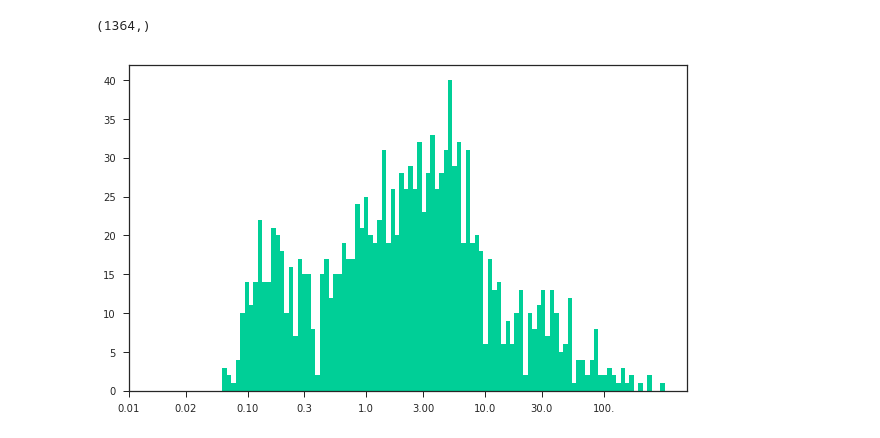
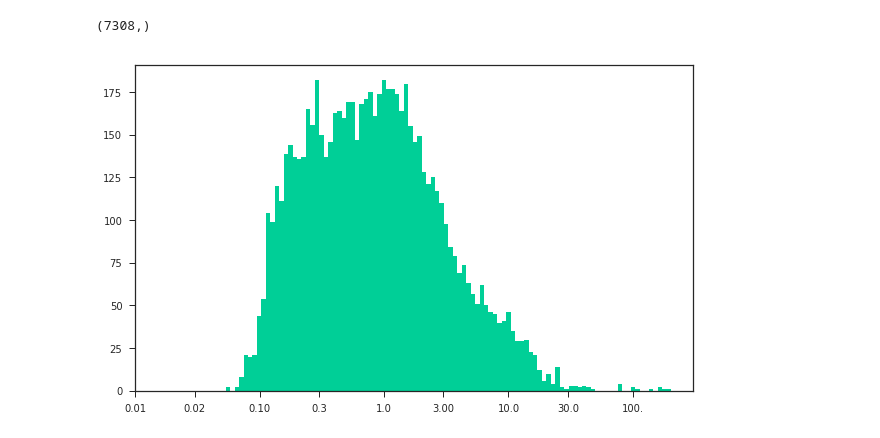
Before and after one commit to ckemere/RippleStickiness, a Jupyter notebook: Ripple-Bias.ipynb, the cells around one changed output. Cells and saved outputs as stored; diff of their text form; code cells hidden in the pictures.

Commit message:
Updated code. Ripple detection needs to be updated for multiple tetrodes.

```diff
--- a/Ripple-Bias.ipynb
+++ b/Ripple-Bias.ipynb
@@ -85,3 +102,13 @@ for day, daydata in data[anim].items():
         placefield = pf.T
         peak = unravel_index(placefield.squeeze().argmax(),placefield.shape)
         PFCenters[day].append([idx, placefield.max(), peak[0], peak[1]])
+# %%
+# LOAD 3 sigma ripples
+jar = nel.load_pkl('FrankLabData-BonConFra-no-eeg.nel')
+swrdata = jar.data
+
+SWREpochs = {}
+for day, daydata in swrdata[anim].items():
+    SWREpochs[int(day.strip('Day'))] = daydata['ripples_all_tetrodes_CA1']
+del swrdata
+del jar
@@ -87,0 +117,2 @@ for day, daydata in data[anim].items():
+# %%
+day = 3
@@ -92,27 +154,34 @@ NovelCenterBounds = jar.NovelCenterBounds['Bon']
 FamiliarCenterBounds = jar.FamiliarCenterBounds['Bon']
 # %%
 fig, ax = plt.subplots()
+PF_data = {}
 
-PF_data = {}
+PF_arm = {}
+
+if use_novel:
+    CenterBounds = NovelCenterBounds
+else:
+    CenterBounds = FamiliarCenterBounds
 
 for day, daydata in data[anim].items():
     # The animal "Bon" had good data on day 3
     S = daydata['spikes']
     pos = daydata['pos']
     # Find placefield centers
-    tvals, vals = pos[epochs,:].asarray() # Access timestamps and channel data as numpy arrays
+    with warnings.catch_warnings():
+        warnings.simplefilter("ignore")
+        tvals, vals = pos[epochs,:].asarray() # Access timestamps and channel data as numpy arrays
     xvals, yvals = vals # Access two channels as x and y
     ax.plot(xvals, yvals, lw=0.5, c='0.2', alpha=0.4)
 
 for day, daydata in data[anim].items():
-    S = daydata['spikes']
-
     maxrate = np.array(PFCenters[day])
     maxrate = maxrate[:,1]
     p = np.array(PFCenters[day],dtype=int)
     pfcenters = np.vstack((tc.xbin_centers[p[:,3]], tc.ybin_centers[p[:,2]])).T
 
-    # Find left and right arm PFs
+    # Find left and right arm PFs as the direction of the projection vector
+    #   from the dividing plane and the placefield center
     left = (np.cross(pfcenters-CenterBounds[0],CenterBounds[5]-CenterBounds[0]) < 0)
     right = (np.cross(pfcenters-CenterBounds[2],CenterBounds[3]-CenterBounds[2]) > 0)
     center = np.logical_and(np.logical_not(left), np.logical_not(right))
@@ -129,5 +198,6 @@ for day, daydata in data[anim].items():
     PF_data[day] = np.column_stack((np.array(PFCenters[day]), np.array(inactive),
                               np.array(center), np.array(left), np.array(right)));
 
-    print(PF_data[day].shape,S.n_units)
+    S = daydata['spikes']
+    print(PF_data[day].shape, S.n_units, left.shape, right.shape, center.shape, inactive.shape)
 # %% [output]
@@ -197,25 +213,25 @@ BonSWREvents.save_pkl('BonSWREvents.nel')
 # %%
 import nelpy.plotting as npl
 # Set default figure aesthetics
 npl.setup(font_scale=1)
 
 post_sleep_epochs = [ep+1 for ep in epochs]
 inter_swr_intervals = []
-for day, swr_eps in all_swr_events.items():
+for day, swr_eps in SWREpochs.items():
     for ep in post_sleep_epochs:
         post_sleep_swr = swr_eps.intersect(pos.support[ep])
         swrtimes = post_sleep_swr.centers
         inter_swr_intervals.append(np.diff(swrtimes))
 
 inter_swr_intervals = np.hstack(inter_swr_intervals)
 print(inter_swr_intervals.shape)
 with npl.FigureManager(show=True, figsize=(10, 6)) as (fig, ax):
     ax.hist(np.log(inter_swr_intervals),bins=100);
     ax.set_xticks(np.log([0.01,0.03,0.1,0.3,1,3,10,30,100]))
     ax.set_xticklabels(np.exp(ax.get_xticks()).astype('|U4'))
 # %% [output]
-(1364,)
+(7308,)
-[figure, old version]
+[figure, new version]
 # %%
 with npl.FigureManager(show=True, figsize=(10, 6)) as (fig, ax):
     maxrate = np.array(PFCenters[day])
```
Also changed, not shown: parts of 33 cells of this notebook, 2 other files.
